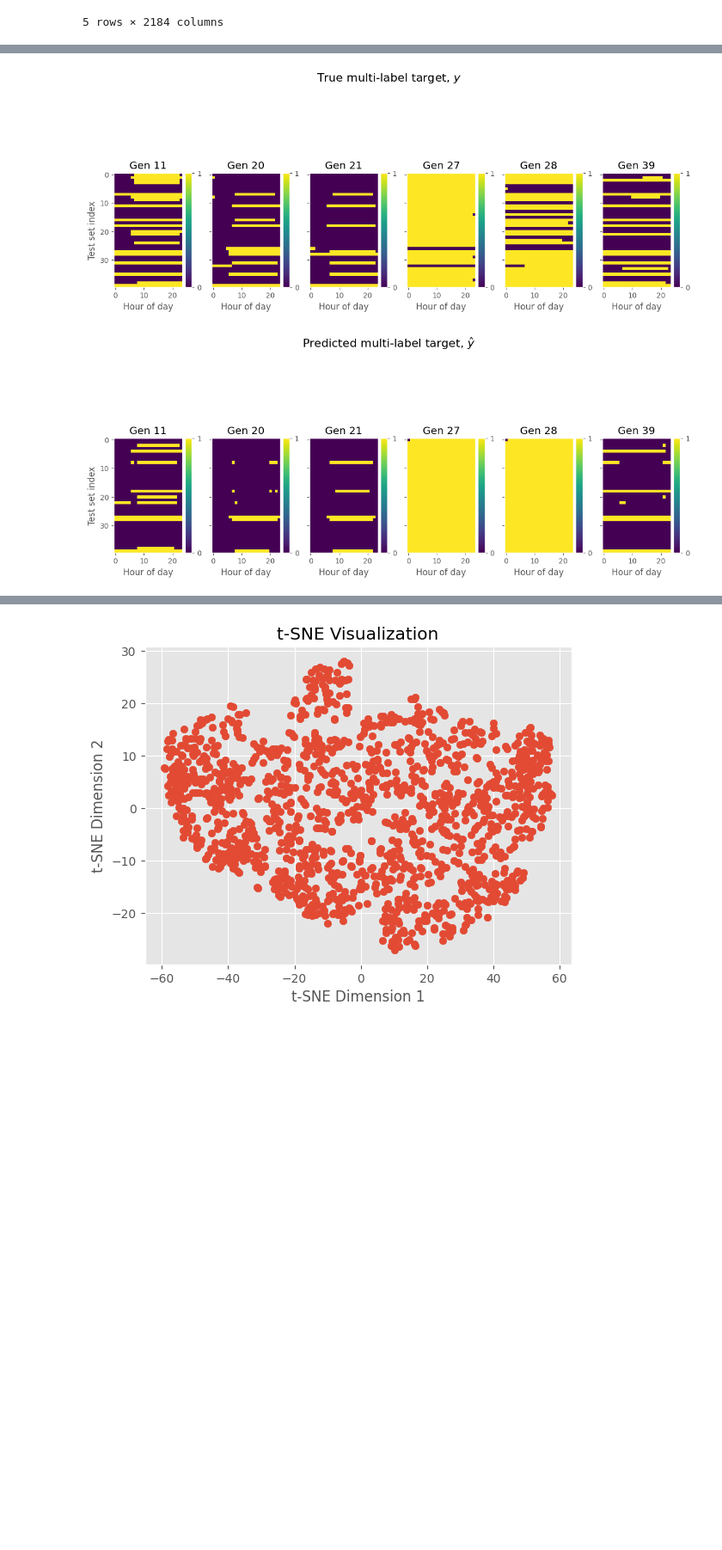
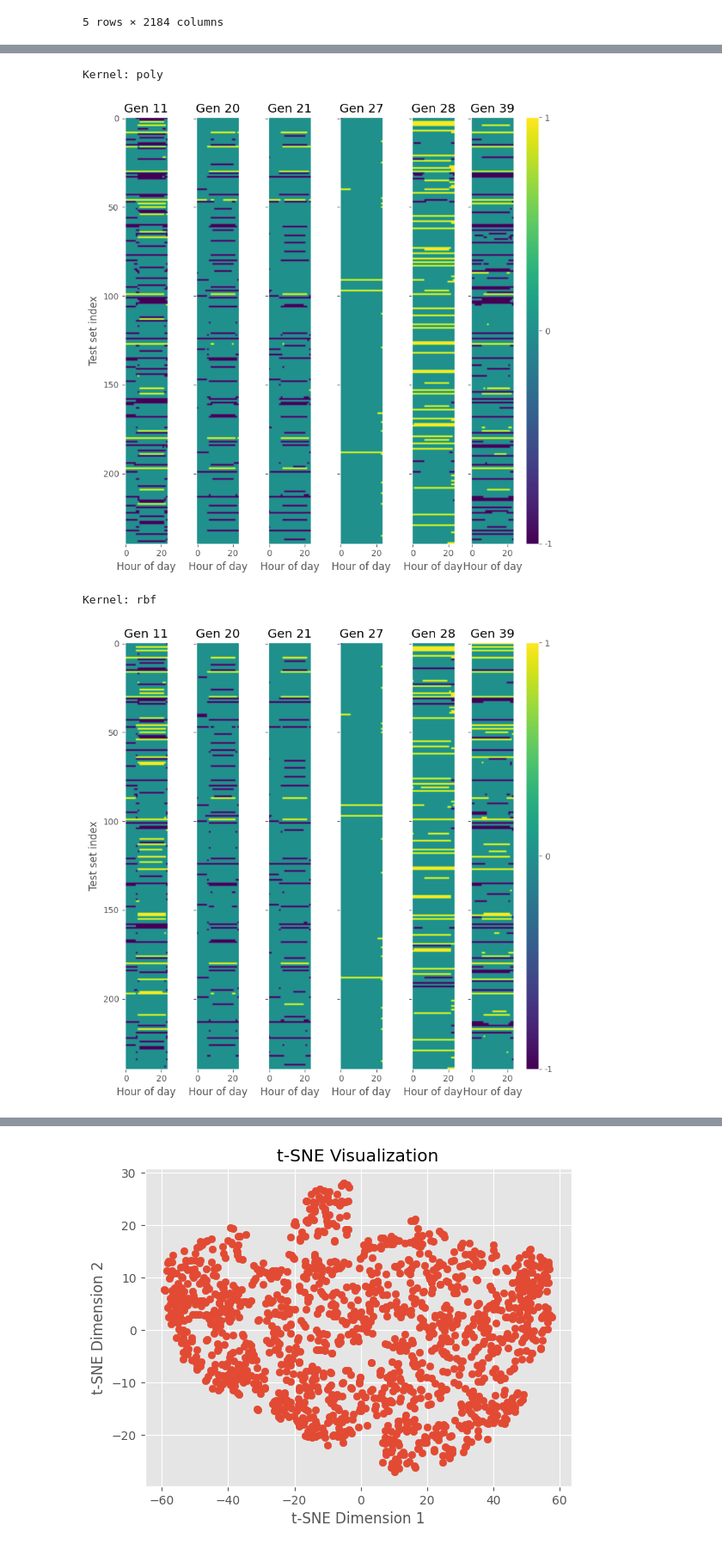
Before and after one commit to albertkjoller/ml-energy-systems, a Jupyter notebook: src/assignment3/notebooks/explainer_notebook.ipynb, the cells around one changed output, grey strips where cells are left out. Shown at 86% size. Drawn from its saved outputs; the diff is of its cells as text; code cells hidden in the pictures; blank space fills up the shorter version.

```diff
--- a/src/assignment3/notebooks/explainer_notebook.ipynb
+++ b/src/assignment3/notebooks/explainer_notebook.ipynb
@@ -715,64 +767,28 @@ scores
-# %%
-from mpl_toolkits.axes_grid1 import make_axes_locatable
-
-def add_binary_colorbar(ax, im):
-    divider = make_axes_locatable(ax)
-    cax = divider.append_axes("right", size="10%", pad=0.05)
-    cbar = plt.colorbar(im, cax=cax)
-    cbar.set_ticks([0, 1])
-    cbar.set_ticklabels(['0', '1'])
-
-def add_error_colorbar(ax, im):
-    divider = make_axes_locatable(ax)
-    cax = divider.append_axes("right", size="10%", pad=0.05)
-    cbar = plt.colorbar(im, cax=cax)
-    cbar.set_ticks([-1, 0, 1])
-    cbar.set_ticklabels(['-1', '0', '1'])
 # %%
-figsize = (12, 6)
+figsize = (8, 8)
 
-fig, axs = plt.subplots(1, 6, sharex=True, sharey=True, figsize=figsize)
-for gen_idx, gen_ in enumerate(valid_gens):
-    im = axs[gen_idx].imshow(ytest[gen_], cmap='viridis')
-    axs[gen_idx].grid(None)
-    axs[gen_idx].set_title(gen_)
-    axs[gen_idx].set_xlabel('Hour of day')
-    add_binary_colorbar(axs[gen_idx], im)
+preds = dict(preds)
+for kernel_, preds_ in preds.items():
+    print(f"Kernel: {kernel_}")
 
-axs[0].set_ylabel('Test set index')
-fig.suptitle('True multi-label target, $y$', fontsize=16)
-plt.tight_layout()
-plt.show()
+    fig, axs = plt.subplots(1, 6, sharex=True, sharey=True, figsize=figsize)
+    for gen_idx, gen_ in enumerate(valid_gens):
+        preds_ = preds_.copy()
+        if np.all(preds_[gen_]):
+            preds_[gen_][0, 0] = 0
 
-fig, axs = plt.subplots(1, 6, sharex=True, sharey=True, figsize=figsize)
-for gen_idx, gen_ in enumerate(valid_gens):
-    preds_ = preds.copy()
-    if np.all(preds_[gen_]):
-        preds_[gen_][0, 0] = 0
+        im = axs[gen_idx].imshow(preds_[gen_] - ytest[gen_])
+        axs[gen_idx].grid(None)
+        axs[gen_idx].set_title(gen_)
+        axs[gen_idx].set_xlabel('Hour of day')
+        if gen_idx == 5:
+            add_error_colorbar(axs[gen_idx], im)
 
-    im = axs[gen_idx].imshow(preds_[gen_], cmap='viridis')
-    axs[gen_idx].grid(None)
-    axs[gen_idx].set_title(gen_)
-    axs[gen_idx].set_xlabel('Hour of day')
-    add_binary_colorbar(axs[gen_idx], im)
-
-axs[0].set_ylabel('Test set index')
-fig.suptitle('Predicted multi-label target, $\hat{y}$', fontsize=16)
-plt.tight_layout()
-plt.show()
-
-fig, axs = plt.subplots(1, 6, sharex=True, sharey=True, figsize=figsize)
-for gen_idx, gen_ in enumerate(valid_gens):
-    im = axs[gen_idx].imshow(preds[gen_] - ytest[gen_])
-    axs[gen_idx].grid(None)
-    axs[gen_idx].set_title(gen_)
-    axs[gen_idx].set_xlabel('Hour of day')
-    add_error_colorbar(axs[gen_idx], im)
-
-axs[0].set_ylabel('Test set index')
-fig.suptitle('Prediction error, i.e. $\hat{y} - y$', fontsize=16)
-plt.tight_layout()
-plt.show()
+    axs[0].set_ylabel('Test set index')
+    plt.tight_layout()
+    plt.show()
 # %% [output]
+Kernel: poly
-[figure, old version]
+[figure, new version]
+Kernel: rbf
-[figure, old version]
+[figure, new version]
```
Also changed, not shown: parts of 21 cells of this notebook, 16 other files.
